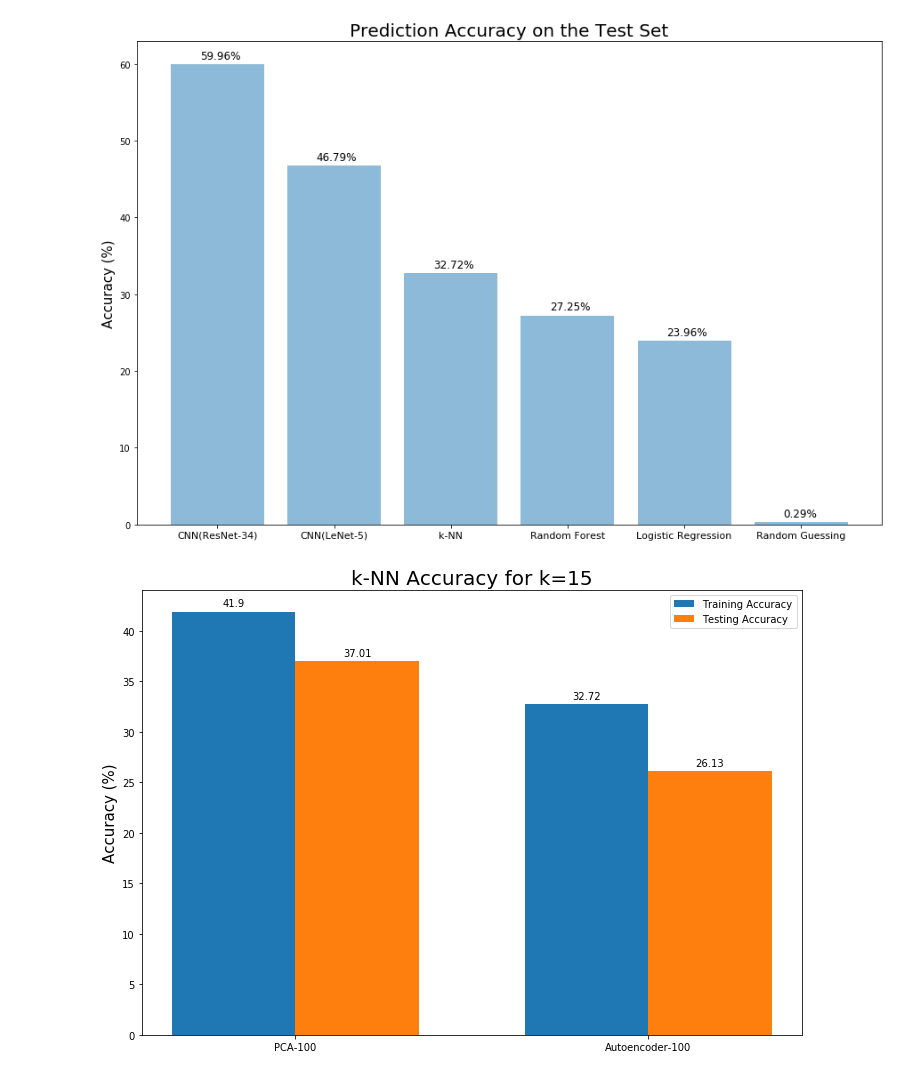
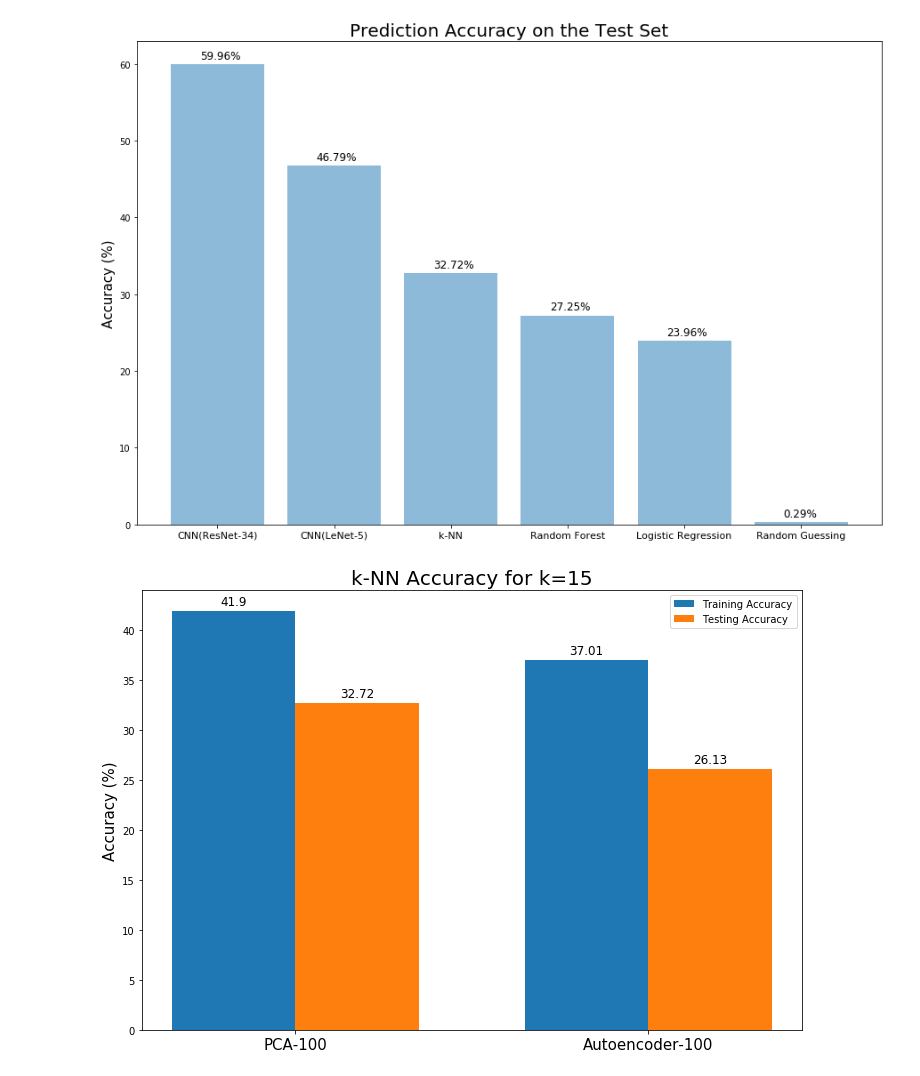
Before and after one commit to kennyjin/stat-479-project, a Jupyter notebook: Bar_Chart.ipynb, the cells around one changed output. Saved outputs shown, nothing was run; the diff lists cells and outputs as text; code cells hidden in the pictures.

```diff
--- a/Bar_Chart.ipynb
+++ b/Bar_Chart.ipynb
@@ -21,40 +21,40 @@ plt.show()
 # %%
 
 labels = ['PCA-100', 'Autoencoder-100']
-men_means = [41.90, 32.72]
-women_means = [37.01, 26.13]
+men_means = [41.90, 37.01]
+women_means = [32.72, 26.13]
 
 x = np.arange(len(labels))  # the label locations
 width = 0.35  # the width of the bars
 
 fig, ax = plt.subplots(figsize=[10, 7])
 rects1 = ax.bar(x - width/2, men_means, width, label='Training Accuracy')
 rects2 = ax.bar(x + width/2, women_means, width, label='Testing Accuracy')
 
 # Add some text for labels, title and custom x-axis tick labels, etc.
 ax.set_ylabel('Accuracy (%)', {'fontsize': 15})
 ax.set_title('k-NN Accuracy for k=15', {'fontsize': 20})
 ax.set_xticks(x)
-ax.set_xticklabels(labels)
+ax.set_xticklabels(labels, {'fontsize': 15})
 ax.legend()
 
 
 def autolabel(rects):
     """Attach a text label above each bar in *rects*, displaying its height."""
     for rect in rects:
         height = rect.get_height()
-        ax.annotate('{}'.format(height),
+        ax.annotate('{}'.format(height), fontsize=12,
                     xy=(rect.get_x() + rect.get_width() / 2, height),
                     xytext=(0, 3),  # 3 points vertical offset
                     textcoords="offset points",
                     ha='center', va='bottom')
 
 
 autolabel(rects1)
 autolabel(rects2)
 
 fig.tight_layout()
 
 plt.show()
 # %% [output]
-[figure, old version]
+[figure, new version]
```
Also changed, not shown: parts of 3 cells of this notebook.
